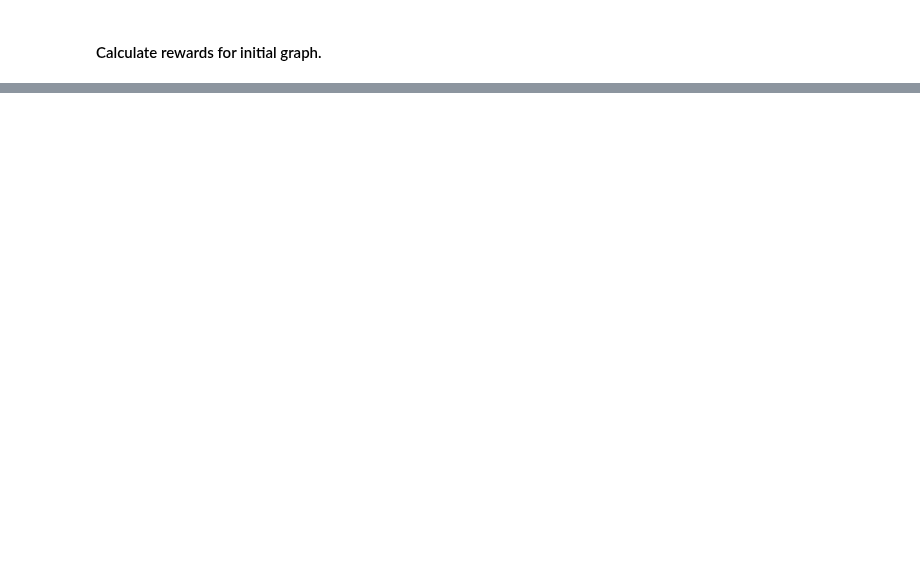
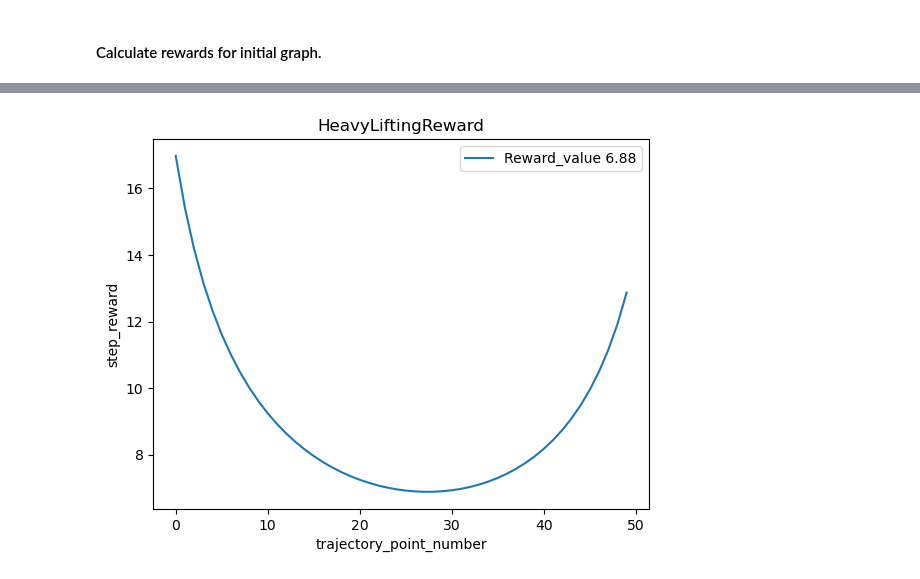
Before and after one commit to LicAiBeerLab/auto-robotics-design, a Jupyter notebook: apps/optimize/single_topology_optimization.ipynb, the cells around one changed output, grey strips where cells are left out. Saved outputs shown, nothing was run; the diff lists cells and outputs as text; code cells hidden in the pictures; blank space fills up the shorter version.

```diff
--- a/apps/optimize/single_topology_optimization.ipynb
+++ b/apps/optimize/single_topology_optimization.ipynb
@@ -247,0 +246,20 @@ for i, reward_decomposition in enumerate(best_reward_decomposition):
+# %%
+fixed_robot, free_robot = jps_graph2pinocchio_robot(problem.graph, builder=builder)
+
+reward_decomposition = best_reward_decomposition[1]
+trajectory_id = int(reward_decomposition[0])
+trajectory = rewards_and_trajectories[1][1][trajectory_id]
+
+point_criteria_vector, trajectory_criteria, res_dict_fixed = crag.get_criteria_data(fixed_robot, free_robot, trajectory)
+
+reward, reward_list = heavy_lifting.calculate(point_criteria_vector, trajectory_criteria, res_dict_fixed, Actuator = actuator)
+reward_vector = np.array(reward_list)
+plt.plot(reward_vector)
+plt.xlabel('trajectory_point_number')
+plt.ylabel('step_reward')
+plt.title('HeavyLiftingReward')
+plt.legend([f'Reward_value {round(reward,2)}'])
+
+plt.show()
+# %% [output]
+[figure, added]
```
Also changed, not shown: parts of 10 cells of this notebook, 4 other files.
